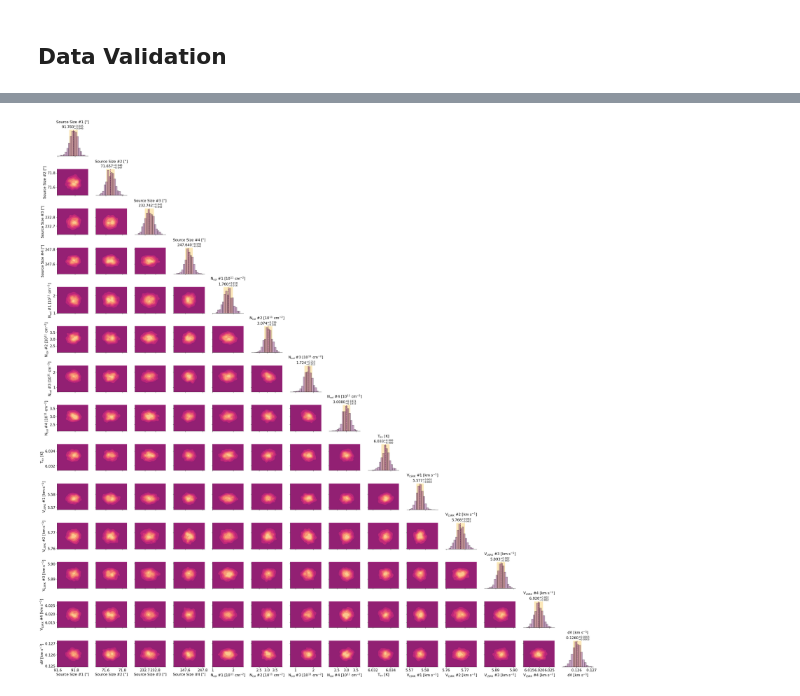
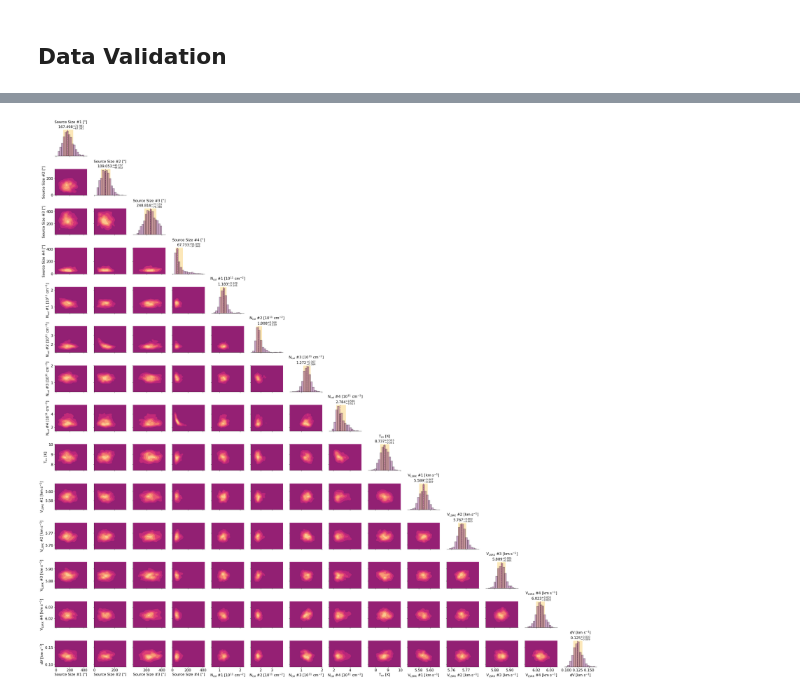
Before and after one commit to laserkelvin/TMC1_mcmc_fitting, a Jupyter notebook: 2-CNN analysis.ipynb, the cells around one changed output, grey strips where cells are left out. Cells and saved outputs as stored; diff of their text form; code cells hidden in the pictures.

```diff
--- a/2-CNN analysis.ipynb
+++ b/2-CNN analysis.ipynb
@@ -16,0 +19,3 @@ plt.rc("axes", labelsize=16)
+# %%
+# Rescale the column densities
+chains[:,:,4:8] /= 1e11
@@ -17,14 +43,6 @@ plt.rc("axes", labelsize=16)
 # %%
-chains = np.load("cnn/2-cyanonaphthalene/chain.npy")
-# hurr = np.load("cnn/2-cyanonapthalene/third.npy")
-
-# chains = np.concatenate([hurr, chains], axis=0)
-
-chains.shape
-
-# Take the last 1000 samples of each walker, and then flatten
-# along the walker dimension; i.e. get samples for each parameter
-chains = chains[-1000:,:,:].reshape(-1, 14)
+# take the last 500 samples from each walker
+chains = chains[-500:,threshold,:].reshape(-1, 14)
 
 # calculate the percentiles used throughout the paper
 summary_stats = np.percentile(chains, [16, 50, 84], 0)
@@ -77,12 +95,7 @@ df = pd.DataFrame(
 # hacker statistics (not really)
 # we don't need to use the full 20k samples to make plots, just take 1000 samples
 # from the "posterior"
-samples = df.sample(1000, replace=True)
-
-# For the column densities, bring the numbers down to help make the figure formatting
-# nicer looking
-for i in range(4, 8):
-    samples[param_names[i]] /= 1e11
+samples = df.sample(2000, replace=True)
 # %%
 top_color, bottom_color = SunsetDark_6_r.hex_colors[0], SunsetDark_6_r.hex_colors[-1]
 # %%
@@ -94,43 +107,43 @@ grid.map_lower(sns.kdeplot, shade=True, shade_lowest=True, cmap=SunsetDark_6_r.g
 # the percentiles in this plot
 for index, ax in enumerate(grid.diag_axes):
     name = param_names[index]
     param_stats = np.copy(summary_stats[:,index])
-    if index in [4, 5, 6, 7]:
-        param_stats /= 1e11
+#     if index in [4, 5, 6, 7]:
+#         param_stats /= 1e11
     # draw the region comprising 16th to 84th percentiles
     ax.axvspan(
         min(param_stats),
         max(param_stats),
         lw=1.5,
         color=bottom_color,
         facecolor="k",
         alpha=0.7,
         zorder=2
     )
     ranges = param_stats - param_stats.mean()
     ax.axvline(param_stats[1], lw=1.5, ls="--", color=top_color)
     # format the percentile stats in the title. This is somewhat of a pain because
     # we are combining LaTeX strings with Python f-strings
-    if index in [13, 7]:
-        lower_text = r"_\mathrm{" + f"{ranges[0]:.4f}" + r"}"
-        upper_text = r"^\mathrm{" + f"+{ranges[-1]:.4f}" + r"}$"
-        middle_text = f"{param_stats[1]:.4f}"
-    else:
-        lower_text = r"_\mathrm{" + f"{ranges[0]:.3f}" + r"}"
-        upper_text = r"^\mathrm{" + f"+{ranges[-1]:.3f}" + r"}$"
-        middle_text = f"{param_stats[1]:.3f}"
+#     if index in [13, 7]:
+#         lower_text = r"_\mathrm{" + f"{ranges[0]:.4f}" + r"}"
+#         upper_text = r"^\mathrm{" + f"+{ranges[-1]:.4f}" + r"}$"
+#         middle_text = f"{param_stats[1]:.4f}"
+#     else:
+    lower_text = r"_\mathrm{" + f"{ranges[0]:.3f}" + r"}"
+    upper_text = r"^\mathrm{" + f"+{ranges[-1]:.3f}" + r"}$"
+    middle_text = f"{param_stats[1]:.3f}"
     ax.set_title(
         f"{name}\n" + r"$" + middle_text + lower_text + upper_text, fontsize=16
     )
 # for i in range(1, 3):
 #     grid.axes[i][0].set_ylim([0., 400.])
 #     grid.axes[-1][i].set_xlim([0., 400.])
 # for i in range(4, 8):
 #     grid.axes[-1][i].set_xlim([1., 7.])
 #     grid.axes[i][0].set_ylim([1., 7.])
 
 grid.fig.tight_layout()
 # %% [output]
-[figure, old version]
+[figure, new version]
 # %%
 grid.fig.savefig("2-cnn_corner.pdf", dpi=300, transparent=True)
```
Also changed, not shown: parts of 6 cells of this notebook, 7 other files.
